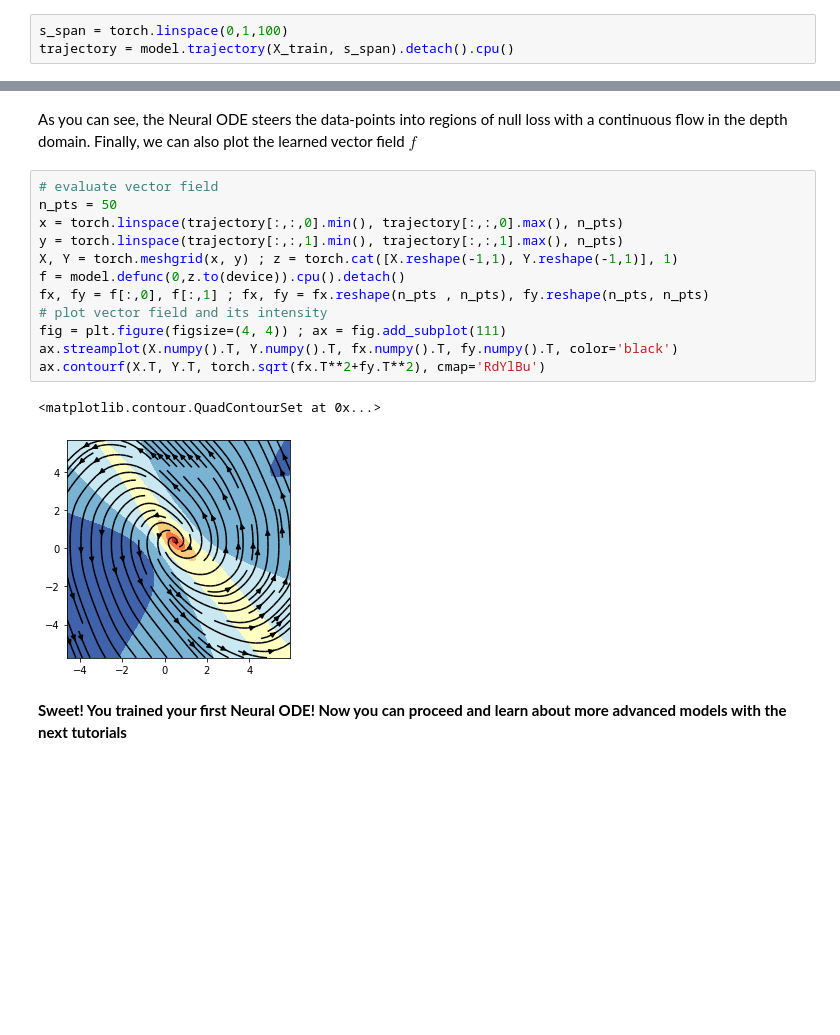
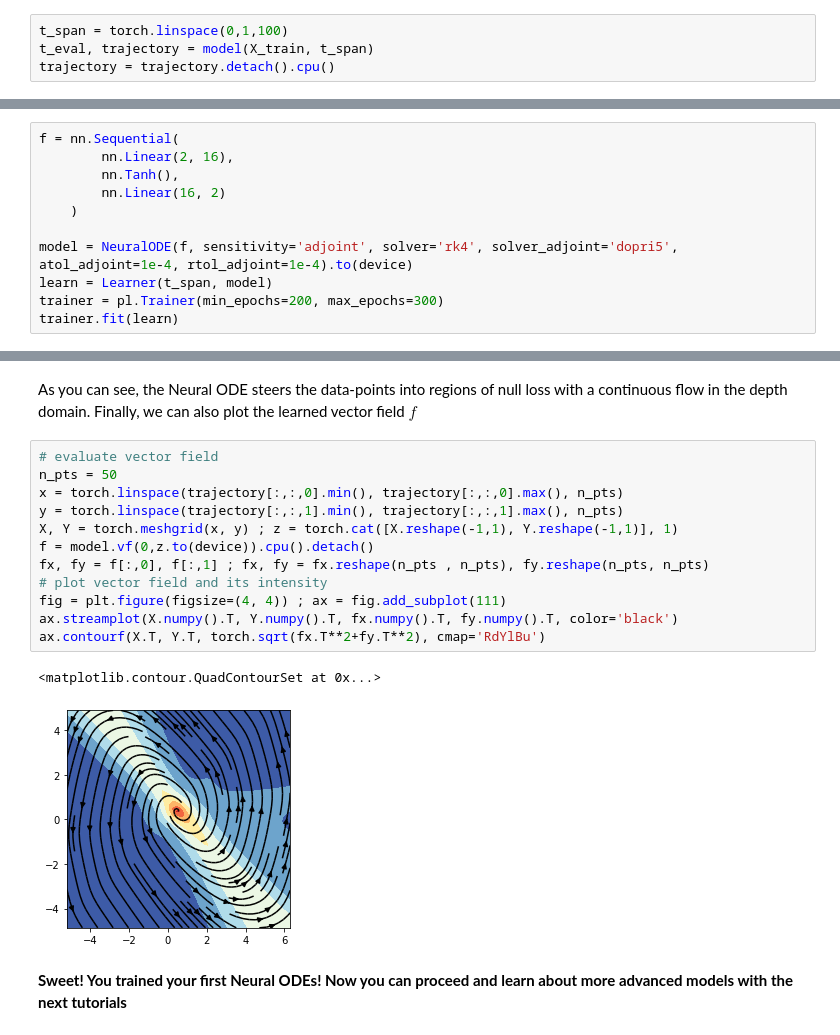
Before and after one commit to DiffEqML/torchdyn, a Jupyter notebook: tutorials/00_quickstart.ipynb, the cells around one changed output, grey strips where cells are left out. Cells and saved outputs as stored; diff of their text form; blank space fills up the shorter version.

Commit message:
tutorial rework

```diff
--- a/tutorials/00_quickstart.ipynb
+++ b/tutorials/00_quickstart.ipynb
@@ -137,3 +142,4 @@ With the method `trajectory` of `NeuralDE` objects you can quickly evaluate the
 # %%
-s_span = torch.linspace(0,1,100)
-trajectory = model.trajectory(X_train, s_span).detach().cpu()
+t_span = torch.linspace(0,1,100)
+t_eval, trajectory = model(X_train, t_span)
+trajectory = trajectory.detach().cpu()
@@ -139,0 +148,11 @@ trajectory = model.trajectory(X_train, s_span).detach().cpu()
+# %%
+f = nn.Sequential(
+        nn.Linear(2, 16),
+        nn.Tanh(),
+        nn.Linear(16, 2)
+    )
+
+model = NeuralODE(f, sensitivity='adjoint', solver='rk4', solver_adjoint='dopri5', atol_adjoint=1e-4, rtol_adjoint=1e-4).to(device)
+learn = Learner(t_span, model)
+trainer = pl.Trainer(min_epochs=200, max_epochs=300)
+trainer.fit(learn)
@@ -163,17 +194,17 @@ As you can see, the Neural ODE steers the data-points into regions of null loss
 # %%
 # evaluate vector field
 n_pts = 50
 x = torch.linspace(trajectory[:,:,0].min(), trajectory[:,:,0].max(), n_pts)
 y = torch.linspace(trajectory[:,:,1].min(), trajectory[:,:,1].max(), n_pts)
 X, Y = torch.meshgrid(x, y) ; z = torch.cat([X.reshape(-1,1), Y.reshape(-1,1)], 1)
-f = model.defunc(0,z.to(device)).cpu().detach()
+f = model.vf(0,z.to(device)).cpu().detach()
 fx, fy = f[:,0], f[:,1] ; fx, fy = fx.reshape(n_pts , n_pts), fy.reshape(n_pts, n_pts)
 # plot vector field and its intensity
 fig = plt.figure(figsize=(4, 4)) ; ax = fig.add_subplot(111)
 ax.streamplot(X.numpy().T, Y.numpy().T, fx.numpy().T, fy.numpy().T, color='black')
 ax.contourf(X.T, Y.T, torch.sqrt(fx.T**2+fy.T**2), cmap='RdYlBu')
 # %% [output]
 <matplotlib.contour.QuadContourSet at 0x...>
-[figure, old version]
+[figure, new version]
 # %% [markdown]
-**Sweet! You trained your first Neural ODE! Now you can proceed and learn about more advanced models with the next tutorials**
+**Sweet! You trained your first Neural ODEs! Now you can proceed and learn about more advanced models with the next tutorials**
```
Also changed, not shown: parts of 8 cells of this notebook, 12 other files.
